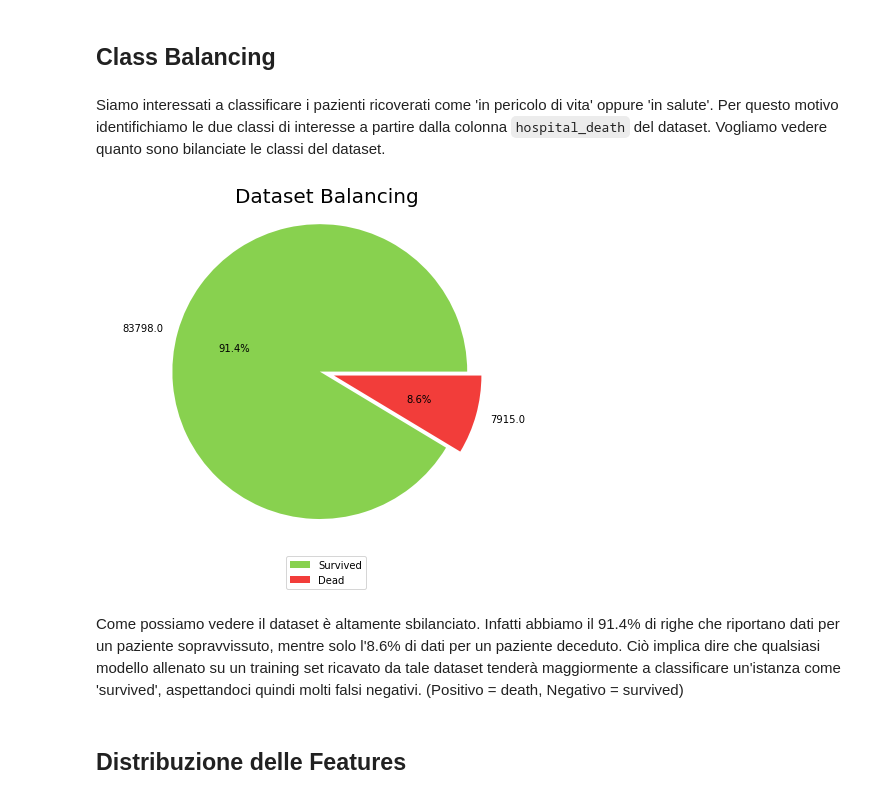
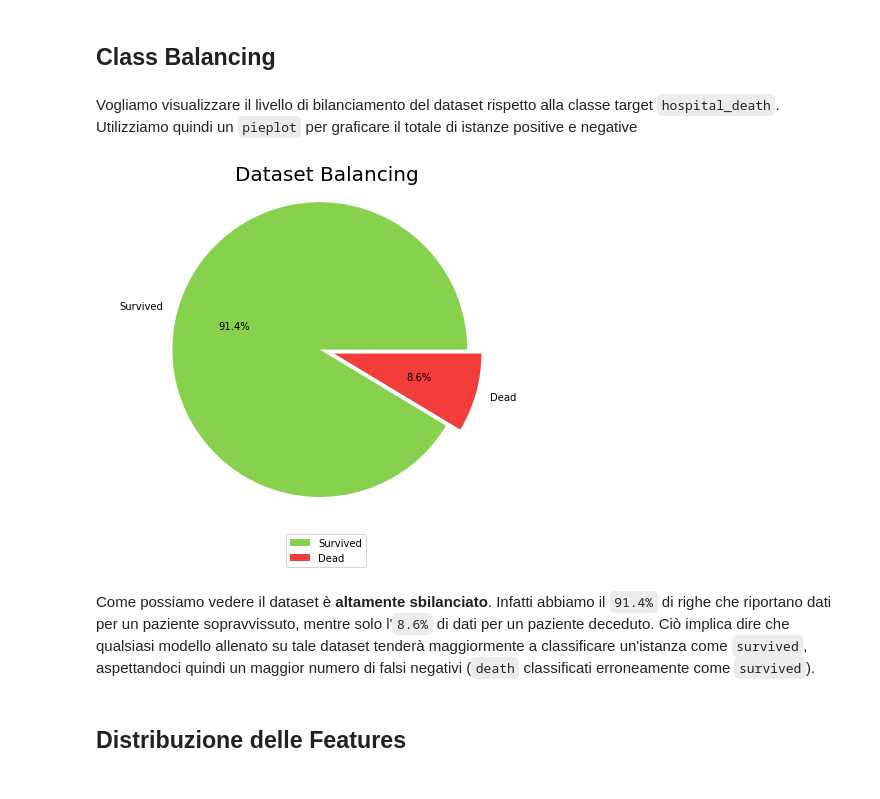
Before and after one commit to danilo-dellorco/ml-project, a Jupyter notebook: danilo.ipynb, the cells around one changed output. Cells and saved outputs as stored; diff of their text form; code cells hidden in the pictures.

````diff
--- a/danilo.ipynb
+++ b/danilo.ipynb
@@ -73,25 +235,25 @@ Nella fase di data exploration andiamo ad analizzare il dataset a disposizione,
 # %% [markdown]
 ## Class Balancing
-# %% [markdown]
-Siamo interessati a classificare i pazienti ricoverati come 'in pericolo di vita' oppure 'in salute'. Per questo motivo identifichiamo le due classi di interesse a partire dalla colonna ```hospital_death``` del dataset. Vogliamo vedere quanto sono bilanciate le classi del dataset.
+# %% [markdown]
+Vogliamo visualizzare il livello di bilanciamento del dataset rispetto alla classe target `hospital_death`. Utilizziamo quindi un `pieplot` per graficare il totale di istanze positive e negative
 # %%
 classes = [{"Survived": (dataset["hospital_death"] == 0).sum(), "Dead": (dataset["hospital_death"] == 1).sum()}]
 total  = pd.DataFrame(classes)
 total_e = float(total["Survived"])
 total_p = float(total["Dead"])
-mushrooms = [total_e, total_p]
-mushrooms_labels = 'Survived','Dead'
+patients = [total_e, total_p]
+patients_labels = 'Survived','Dead'
 fig, ax = plt.subplots(figsize = (8,6))
-plt.pie(mushrooms,labels=mushrooms,autopct='%1.1f%%',colors = ['#88d14f', '#f23d3a'], explode=[0.05,0.05])
+plt.pie(patients,labels=patients_labels,autopct='%1.1f%%',colors = ['#88d14f', '#f23d3a'], explode=[0.05,0.05])
 plt.title('Dataset Balancing', loc = "center", fontsize="20")
 plt.axis('equal')
-plt.legend(mushrooms_labels,bbox_to_anchor=(0.6, -0.05, 0, 0))
+plt.legend(patients_labels,bbox_to_anchor=(0.6, -0.05, 0, 0))
 fig.set_facecolor('white')
 plt.show()
 # %% [output]
-[figure, old version]
+[figure, new version]
 # %% [markdown]
-Come possiamo vedere il dataset è altamente sbilanciato. Infatti abbiamo il 91.4% di righe che riportano dati per un paziente sopravvissuto, mentre solo l'8.6% di dati per un paziente deceduto. Ciò implica dire che qualsiasi modello allenato su un training set ricavato da tale dataset tenderà maggiormente a classificare un'istanza come 'survived', aspettandoci quindi molti falsi negativi. (Positivo = death, Negativo = survived)
+Come possiamo vedere il dataset è **altamente sbilanciato**. Infatti abbiamo il `91.4%` di righe che riportano dati per un paziente sopravvissuto, mentre solo l'`8.6%` di dati per un paziente deceduto. Ciò implica dire che qualsiasi modello allenato su tale dataset tenderà maggiormente a classificare un'istanza come `survived`, aspettandoci quindi un maggior numero di falsi negativi (`death` classificati erroneamente come `survived`).
 # %% [markdown]
 ## Distribuzione delle Features
 # %% [markdown]
````
Also changed, not shown: parts of 90 cells of this notebook.
